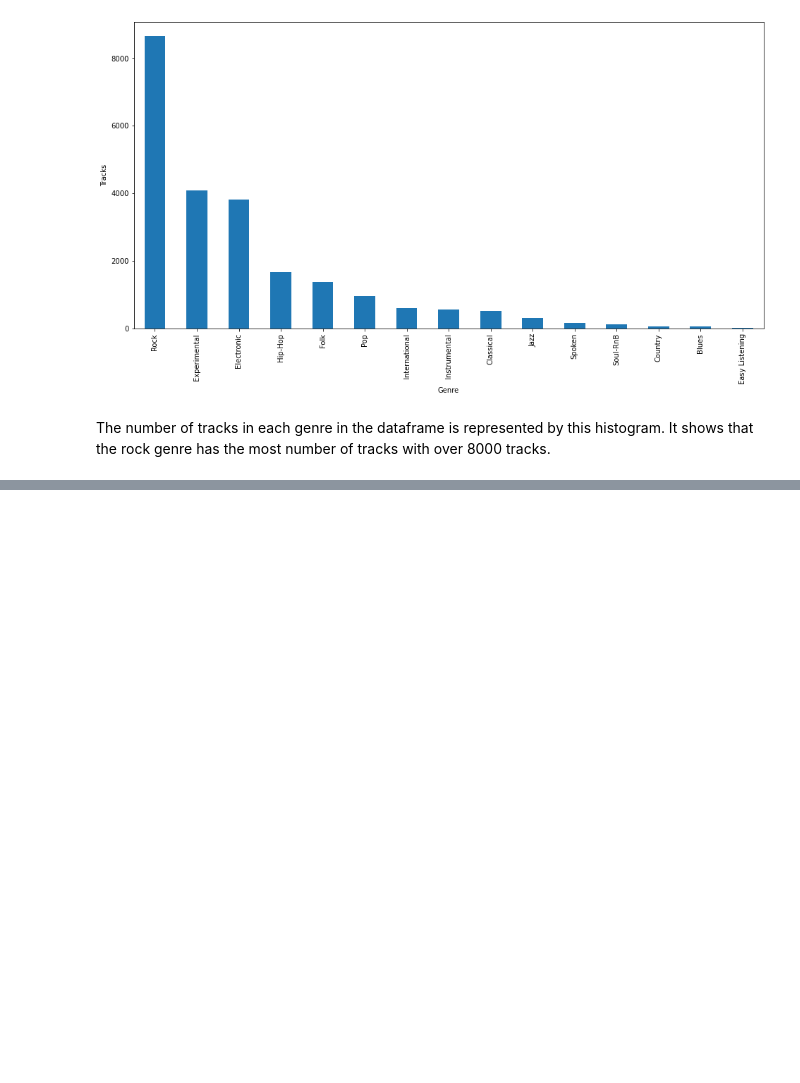
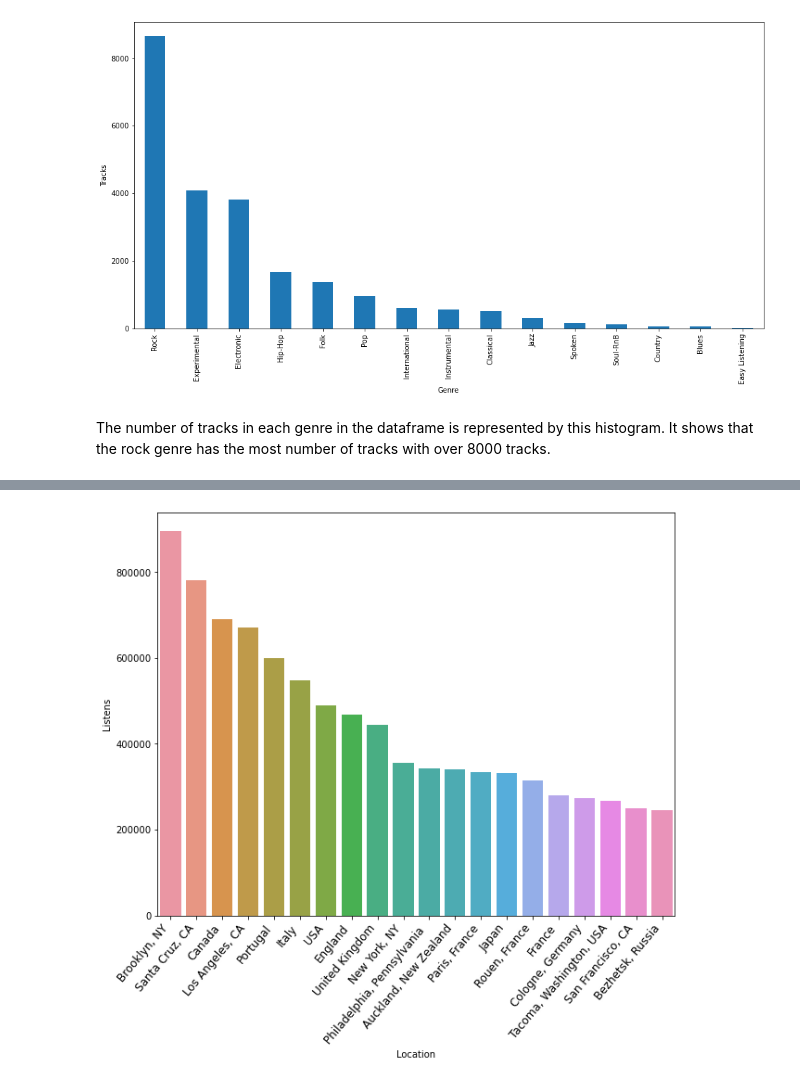
Before and after one commit to Rock-it-science/project-group17-project, a Jupyter notebook: notebooks/analysis3.ipynb, the cells around one changed output, grey strips where cells are left out. Drawn from its saved outputs; the diff is of its cells as text; code cells hidden in the pictures; blank space fills up the shorter version.

```diff
--- a/notebooks/analysis3.ipynb
+++ b/notebooks/analysis3.ipynb
@@ -16,7 +19,7 @@ import matplotlib.pylab as plt
 # %% [markdown]
 Loaded the raw dataset
 # %%
-tracks = pd.read_csv("../data/raw/tracks.csv", low_memory=False)
+data = pd.read_csv("../data/raw/tracks.csv", low_memory=False)
 # %% [markdown]
 Preview and statistics of the raw dataset that I will be using.
 # %%
@@ -104,4 +102,0 @@ import project_functions3 as p1
-# %%
-data ="../data/raw/tracks.csv"
-dfu = p1.unprocessed(data)
-dfu
@@ -160,7 +141,7 @@ No duplicated entries found
 # %% [markdown]
 For easier understanding, we will manually rename some columns.
 # %%
-tracks_subcat = tracks[['Unnamed: 0','track.7', 'track.14', 'artist.12', 'artist.9', 'album.2']].rename(columns={'Unnamed: 0': 'Track ID', 'track.7': 'Genre', 'track.14': 'Listens', 'artist.12': 'Artist Name', 'artist.9': 'Location', 'album.2': 'Release Date'}).dropna(axis=0, how='any')
+tracks_subcat = data[['Unnamed: 0','track.7', 'track.14', 'artist.12', 'artist.9', 'album.2']].rename(columns={'Unnamed: 0': 'Track ID', 'track.7': 'Genre', 'track.14': 'Listens', 'artist.12': 'Artist Name', 'artist.9': 'Location', 'album.2': 'Release Date'}).dropna(axis=0, how='any')
 tracks_subcat
 # %% [output]
 |  | Track ID | Genre | Listens | Artist Name | Location | Release Date |
@@ -194,3 +182,18 @@ Text(0.5, 0, 'Genre')
 [figure]
 # %% [markdown]
 The number of tracks in each genre in the dataframe is represented by this histogram. It shows that the rock genre has the most number of tracks with over 8000 tracks.
+# %%
+#Listens by location
+locations = tracks_subcat["Location"].tolist()
+listens = tracks_subcat["Listens"].tolist()
+d = {}
+for i in range(len(locations)):
+    temp = d.keys()
+    if locations[i] in temp:
+        for key in temp:
+            if locations[i] == key:
+                d[key]+=int(listens[i])
+    else:
+        d[locations[i]] = int(listens[i])
+listens_by_location = pd.DataFrame(list(d.items()), columns=["Location", "Listens"])
+listens_by_location.head()
@@ -196,0 +207,15 @@ The number of tracks in each genre in the dataframe is represented by this histo
+# %%
+#Printing top 20 locations
+lbl_sorted = listens_by_location.sort_values('Listens', ascending = False)
+lbl_subset = lbl_sorted[:20]
+plt.figure(figsize=(10,8))
+sns.barplot(x = 'Location', y = 'Listens', data = lbl_subset)
+plt.xticks(
+    rotation=50,
+    horizontalalignment='right',
+    fontweight='light',
+    fontsize='large'
+)
+plt.show()
+# %% [output]
+[figure, added]
```
Also changed, not shown: parts of 14 cells of this notebook, 1 other file.
